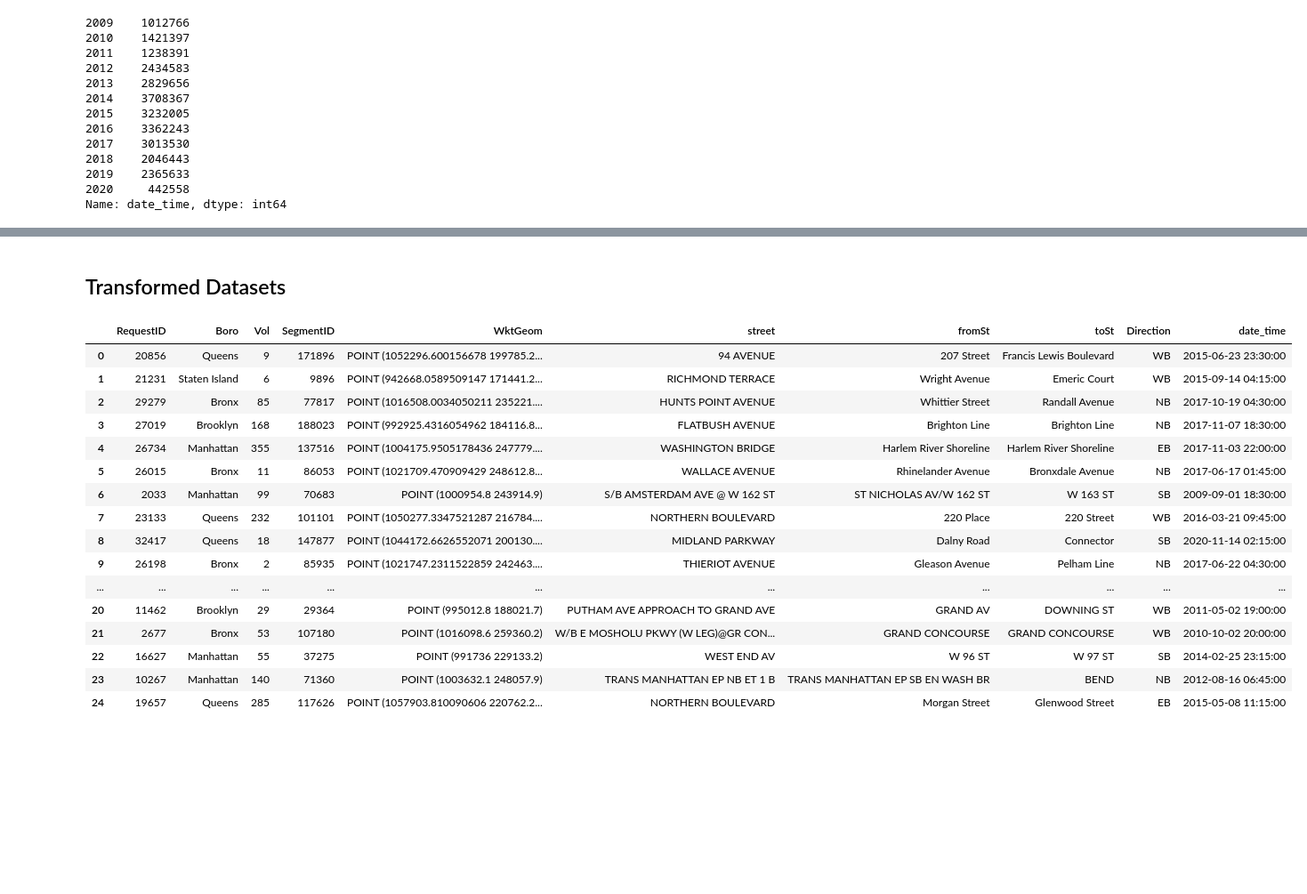
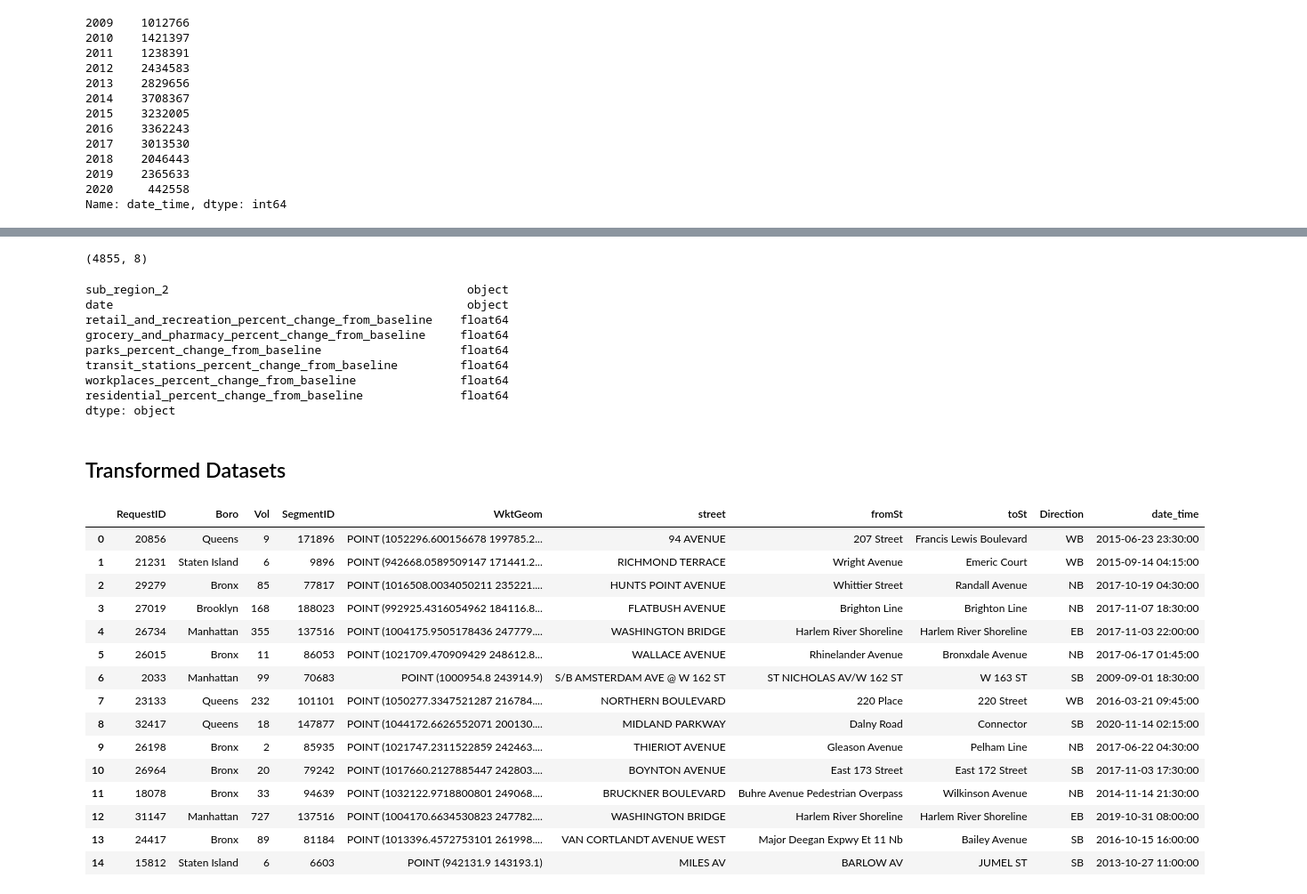
Before and after one commit to daniel-a-r/ccny_data_science_project, a Jupyter notebook: data_science_project.ipynb, the cells around one changed output, grey strips where cells are left out. Shown at 89% size. Drawn from its saved outputs; the diff is of its cells as text; code cells hidden in the pictures; blank space fills up the shorter version.

Commit message:
Mobility dataset cleaning

```diff
--- a/data_science_project.ipynb
+++ b/data_science_project.ipynb
@@ -381,25 +573,40 @@ Name: date_time, dtype: int64
+# %%
+mobility_nyc.shape
+# %% [output]
+(4855, 8)
+# %%
+mobility_nyc.dtypes
+# %% [output]
+sub_region_2                                           object
+date                                                   object
+retail_and_recreation_percent_change_from_baseline    float64
+grocery_and_pharmacy_percent_change_from_baseline     float64
+parks_percent_change_from_baseline                    float64
+transit_stations_percent_change_from_baseline         float64
+workplaces_percent_change_from_baseline               float64
+residential_percent_change_from_baseline              float64
+dtype: object
 # %% [markdown]
 ## Transformed Datasets
 # %%
-traffic_volume.head(25)
+traffic_volume.head(15)
 # %% [output]
 |  | RequestID | Boro | Vol | SegmentID | WktGeom | street | fromSt | toSt | Direction | date_time |
 | 0 | 20856 | Queens | 9 | 171896 | POINT (1052296.600156678 199785.2... | 94 AVENUE | 207 Street | Francis Lewis Boulevard | WB | 2015-06-23 23:30:00 |
 | 1 | 21231 | Staten Island | 6 | 9896 | POINT (942668.0589509147 171441.2... | RICHMOND TERRACE | Wright Avenue | Emeric Court | WB | 2015-09-14 04:15:00 |
 | 2 | 29279 | Bronx | 85 | 77817 | POINT (1016508.0034050211 235221.... | HUNTS POINT AVENUE | Whittier Street | Randall Avenue | NB | 2017-10-19 04:30:00 |
 | 3 | 27019 | Brooklyn | 168 | 188023 | POINT (992925.4316054962 184116.8... | FLATBUSH AVENUE | Brighton Line | Brighton Line | NB | 2017-11-07 18:30:00 |
 | 4 | 26734 | Manhattan | 355 | 137516 | POINT (1004175.9505178436 247779.... | WASHINGTON BRIDGE | Harlem River Shoreline | Harlem River Shoreline | EB | 2017-11-03 22:00:00 |
 | 5 | 26015 | Bronx | 11 | 86053 | POINT (1021709.470909429 248612.8... | WALLACE AVENUE | Rhinelander Avenue | Bronxdale Avenue | NB | 2017-06-17 01:45:00 |
 | 6 | 2033 | Manhattan | 99 | 70683 | POINT (1000954.8 243914.9) | S/B AMSTERDAM AVE @ W 162 ST | ST NICHOLAS AV/W 162 ST | W 163 ST | SB | 2009-09-01 18:30:00 |
 | 7 | 23133 | Queens | 232 | 101101 | POINT (1050277.3347521287 216784.... | NORTHERN BOULEVARD | 220 Place | 220 Street | WB | 2016-03-21 09:45:00 |
 | 8 | 32417 | Queens | 18 | 147877 | POINT (1044172.6626552071 200130.... | MIDLAND PARKWAY | Dalny Road | Connector | SB | 2020-11-14 02:15:00 |
 | 9 | 26198 | Bronx | 2 | 85935 | POINT (1021747.2311522859 242463.... | THIERIOT AVENUE | Gleason Avenue | Pelham Line | NB | 2017-06-22 04:30:00 |
-| ... | ... | ... | ... | ... | ... | ... | ... | ... | ... | ... |
-| 20 | 11462 | Brooklyn | 29 | 29364 | POINT (995012.8 188021.7) | PUTHAM AVE APPROACH TO GRAND AVE | GRAND AV | DOWNING ST | WB | 2011-05-02 19:00:00 |
-| 21 | 2677 | Bronx | 53 | 107180 | POINT (1016098.6 259360.2) | W/B E MOSHOLU PKWY (W LEG)@GR CON... | GRAND CONCOURSE | GRAND CONCOURSE | WB | 2010-10-02 20:00:00 |
-| 22 | 16627 | Manhattan | 55 | 37275 | POINT (991736 229133.2) | WEST END AV | W 96 ST | W 97 ST | SB | 2014-02-25 23:15:00 |
-| 23 | 10267 | Manhattan | 140 | 71360 | POINT (1003632.1 248057.9) | TRANS MANHATTAN EP NB ET 1 B | TRANS MANHATTAN EP SB EN WASH BR | BEND | NB | 2012-08-16 06:45:00 |
-| 24 | 19657 | Queens | 285 | 117626 | POINT (1057903.810090606 220762.2... | NORTHERN BOULEVARD | Morgan Street | Glenwood Street | EB | 2015-05-08 11:15:00 |
+| 10 | 26964 | Bronx | 20 | 79242 | POINT (1017660.2127885447 242803.... | BOYNTON AVENUE | East 173 Street | East 172 Street | SB | 2017-11-03 17:30:00 |
+| 11 | 18078 | Bronx | 33 | 94639 | POINT (1032122.9718800801 249068.... | BRUCKNER BOULEVARD | Buhre Avenue Pedestrian Overpass | Wilkinson Avenue | NB | 2014-11-14 21:30:00 |
+| 12 | 31147 | Manhattan | 727 | 137516 | POINT (1004170.6634530823 247782.... | WASHINGTON BRIDGE | Harlem River Shoreline | Harlem River Shoreline | EB | 2019-10-31 08:00:00 |
+| 13 | 24417 | Bronx | 89 | 81184 | POINT (1013396.4572753101 261998.... | VAN CORTLANDT AVENUE WEST | Major Deegan Expwy Et 11 Nb | Bailey Avenue | SB | 2016-10-15 16:00:00 |
+| 14 | 15812 | Staten Island | 6 | 6603 | POINT (942131.9 143193.1) | MILES AV | BARLOW AV | JUMEL ST | SB | 2013-10-27 11:00:00 |
 # %%
 air_quality.sample(10)
 # %% [output]
```
Also changed, not shown: parts of 28 cells of this notebook.
